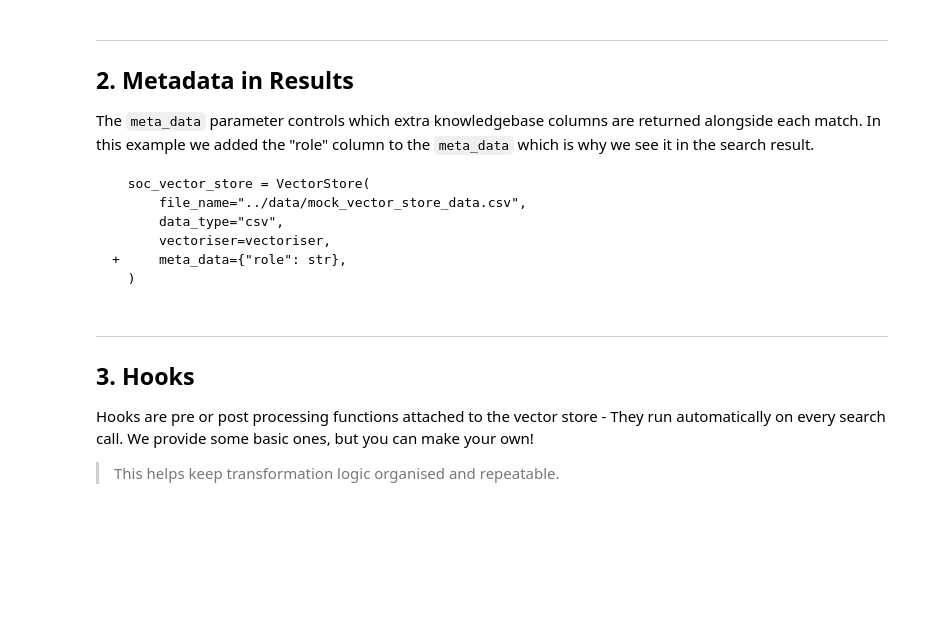
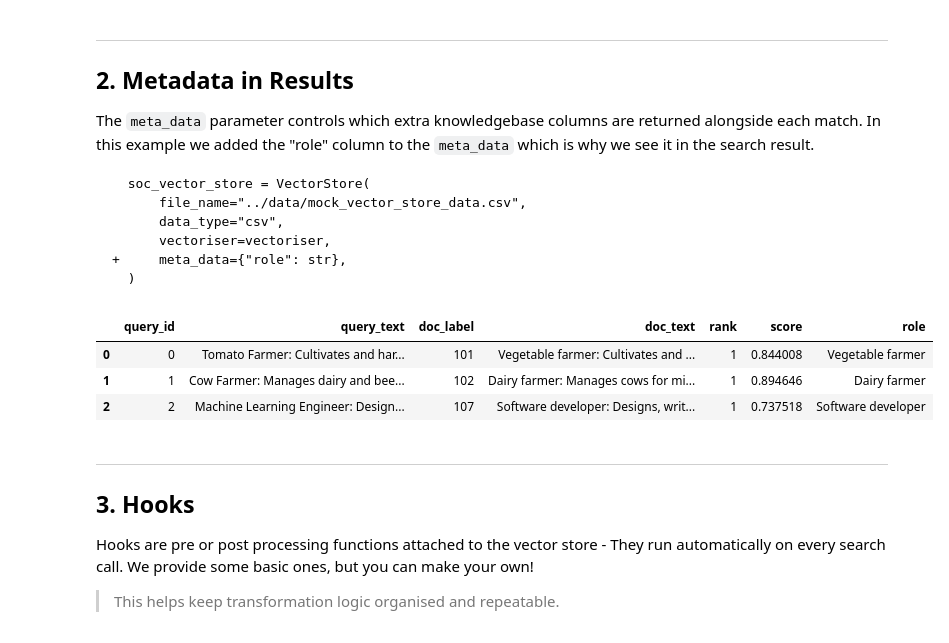
Before and after one commit to datasciencecampus/classifai_demo, a Jupyter notebook: notebooks/general_workflow_demo.ipynb, the cells around one changed output. Saved outputs shown, nothing was run; the diff lists cells and outputs as text; code cells hidden in the pictures; blank space fills up the shorter version.

````diff
--- a/notebooks/general_workflow_demo.ipynb
+++ b/notebooks/general_workflow_demo.ipynb
@@ -89,9 +105,12 @@ The `meta_data` parameter controls which extra knowledgebase columns are returne
   )
 ```
 # %%
-results = soc_vector_store.search(query=input_data, n_results=1)
-
-results.style.set_properties(subset=["role"], **highlight_kwargs)
+soc_vector_store.search(query=input_data, n_results=1)
+# %% [output]
+|  | query_id | query_text | doc_label | doc_text | rank | score | role |
+| 0 | 0 | Tomato Farmer: Cultivates and har... | 101 | Vegetable farmer: Cultivates and ... | 1 | 0.844008 | Vegetable farmer |
+| 1 | 1 | Cow Farmer: Manages dairy and bee... | 102 | Dairy farmer: Manages cows for mi... | 1 | 0.894646 | Dairy farmer |
+| 2 | 2 | Machine Learning Engineer: Design... | 107 | Software developer: Designs, writ... | 1 | 0.737518 | Software developer |
 # %% [markdown]
 ---
 ## 3. Hooks
````
Also changed, not shown: parts of 8 cells of this notebook, 1 other file.
